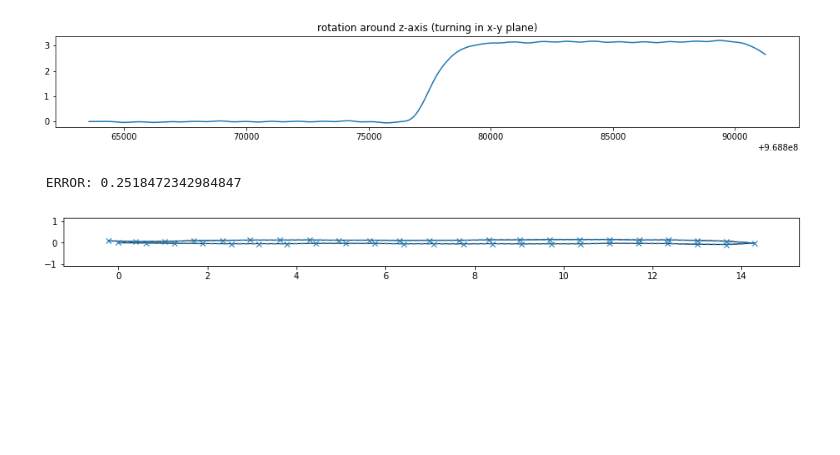
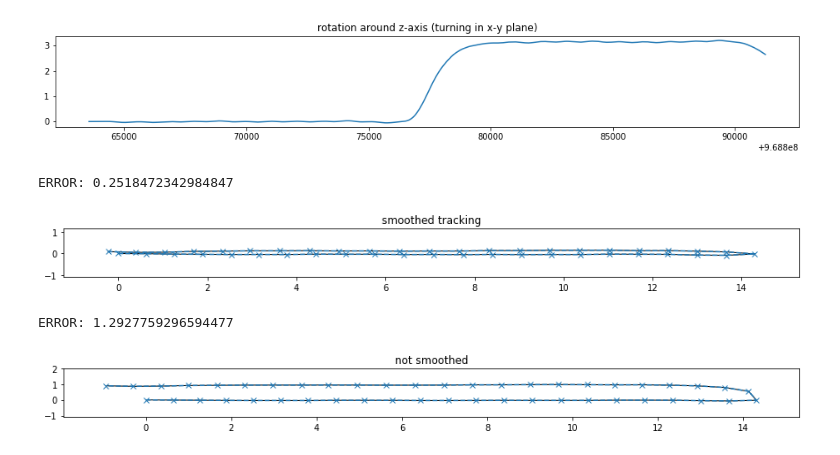
Before and after one commit to vo-senior-design-fall2018/inertial-positioning, a Jupyter notebook: step_analysis.ipynb, the cells around one changed output. Cells and saved outputs as stored; diff of their text form; code cells hidden in the pictures; blank space fills up the shorter version.

Commit message:
added tracking comparison

```diff
--- a/step_analysis.ipynb
+++ b/step_analysis.ipynb
@@ -130,6 +130,7 @@ class InertialNavigator:
         self.step_t = 0
         self.step_count = 0
         self.step_queue = [0.65]
+        self.filter_data = kwargs.get('filter_data', True)
 
     def _update_peak(self, feed_peak):
         new_peak = sum(self.peak_hist) / (self.M * feed_peak) * self.last_peak
@@ -170,7 +171,11 @@ class InertialNavigator:
 
     def feed_sensor_data(self, data):
         t, acc = data
-        smooth_acc = self._simple_lpf(acc, self.SMOOTH_PARAM)
+
+        if self.filter_data:
+            smooth_acc = self._simple_lpf(acc, self.SMOOTH_PARAM)
+        else:
+            smooth_acc = acc
 
         delta_t = t - self.last_peak_t
         if smooth_acc >= self.G+self.PEAK_LOWER:
@@ -218,7 +223,7 @@ class InertialNavigator:
             return True
         return False
 # %%
-inNav = InertialNavigator(fil=simple_lpf, fil_param=[50.0])
+inNav = InertialNavigator()
 
 for data in acc_normal:
     inNav.feed_sensor_data(data)
@@ -265,10 +270,10 @@ x = [0]
 y = [0]
 angle_i = 0
 
-inNav = InertialNavigator(fil=simple_lpf, fil_param=[50.0])
+inNav = InertialNavigator()
 for data in acc_normal:
     if data[0] > t[angle_i]:
-        angle_i = min(angle_i+1, len(filtered_cgz))
+        angle_i = min(angle_i+1, len(filtered_cgz)-1)
 
     step_detected = inNav.feed_sensor_data(data)
     if step_detected:
@@ -289,5 +294,38 @@ ax.set_ylim(min(y)-1, max(y)+1)
 
 ax.plot(x, y, 'x--')
 print "ERROR:", norm([abs(x[0]-x[-1]), abs(y[0]-y[-1])])
+plt.title('smoothed tracking')
 plt.show()
+
+
+x = [0]
+y = [0]
+angle_i = 0
+
+inNav_nosmooth = InertialNavigator(filter_data=False)
+for data in acc_normal:
+    if data[0] > t[angle_i]:
+        angle_i = min(angle_i+1, len(filtered_cgz)-1)
+
+    step_detected = inNav_nosmooth.feed_sensor_data(data)
+    if step_detected:
+        step_length = inNav_nosmooth.get_step_length()
+        x.append(x[-1] + step_length * math.cos(filtered_cgz[angle_i]))
+        y.append(y[-1] + step_length * math.sin(filtered_cgz[angle_i]))
+
+codes = [Path.MOVETO] + [Path.LINETO] * (len(x) - 1)
+path = Path(zip(x, y), codes)
+
+fig = plt.figure(figsize=(15, 1))
+ax = fig.add_subplot(111)
+
+patch = patches.PathPatch(path, facecolor='white', lw=1)
+ax.add_patch(patch)
+ax.set_xlim(min(x)-1, max(x)+1)
+ax.set_ylim(min(y)-1, max(y)+1)
+
+ax.plot(x, y, 'x--')
+print "ERROR:", norm([abs(x[0]-x[-1]), abs(y[0]-y[-1])])
+plt.title('not smoothed')
+plt.show()
 # %% [output]
@@ -295 +333,3 @@ plt.show()
-[figure, old version]
+[figure, new version]
+ERROR: 1.2927759296594477
+[figure, added]
```
